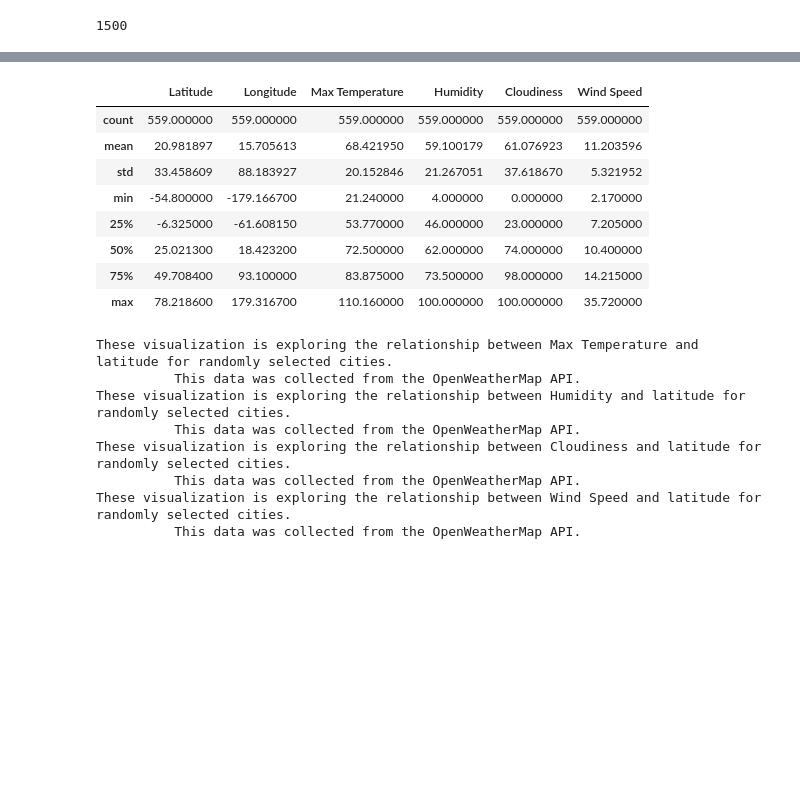
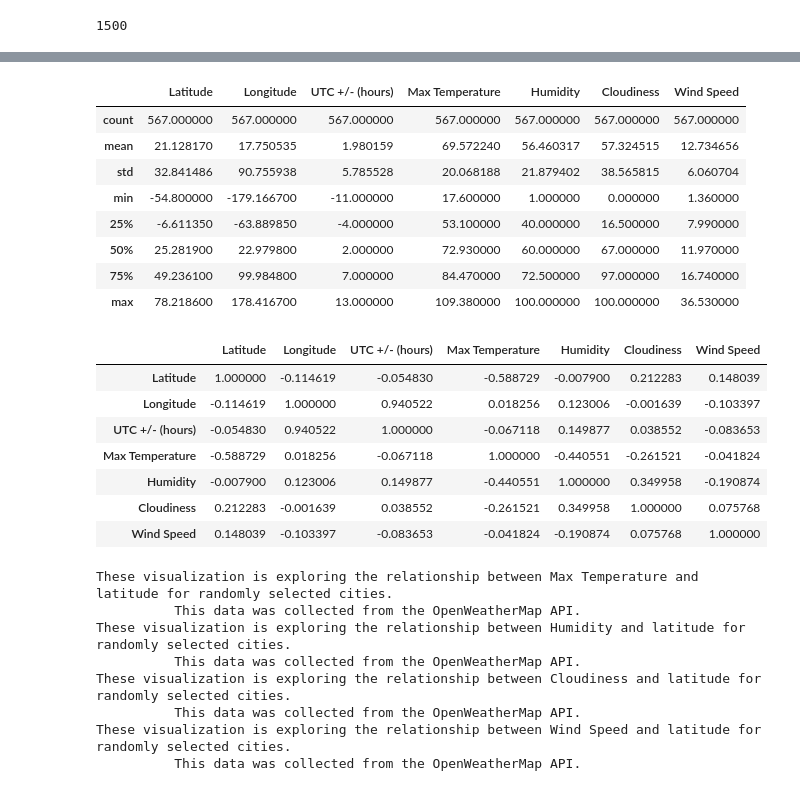
Before and after one commit to bakerv/API-Challenge, a Jupyter notebook: WeatherPy/main.ipynb, the cells around one changed output, grey strips where cells are left out. Drawn from its saved outputs; the diff is of its cells as text; code cells hidden in the pictures; blank space fills up the shorter version.

```diff
--- a/WeatherPy/main.ipynb
+++ b/WeatherPy/main.ipynb
@@ -183,18 +199,27 @@ citydata["Max Temperature"] = pd.to_numeric(citydata["Max Temperature"])
 citydata["Humidity"] = pd.to_numeric(citydata["Humidity"])
 citydata["Cloudiness"] = pd.to_numeric(citydata["Cloudiness"])
 citydata["Wind Speed"] = pd.to_numeric(citydata["Wind Speed"])
-# %%
-citydata.describe()
-# %% [output]
-|  | Latitude | Longitude | Max Temperature | Humidity | Cloudiness | Wind Speed |
-| count | 559.000000 | 559.000000 | 559.000000 | 559.000000 | 559.000000 | 559.000000 |
-| mean | 20.981897 | 15.705613 | 68.421950 | 59.100179 | 61.076923 | 11.203596 |
-| std | 33.458609 | 88.183927 | 20.152846 | 21.267051 | 37.618670 | 5.321952 |
-| min | -54.800000 | -179.166700 | 21.240000 | 4.000000 | 0.000000 | 2.170000 |
-| 25% | -6.325000 | -61.608150 | 53.770000 | 46.000000 | 23.000000 | 7.205000 |
-| 50% | 25.021300 | 18.423200 | 72.500000 | 62.000000 | 74.000000 | 10.400000 |
-| 75% | 49.708400 | 93.100000 | 83.875000 | 73.500000 | 98.000000 | 14.215000 |
-| max | 78.218600 | 179.316700 | 110.160000 | 100.000000 | 100.000000 | 35.720000 |
+# %%
+display(citydata.describe())
+display(citydata.corr())
+# %% [output]
+|  | Latitude | Longitude | UTC +/- (hours) | Max Temperature | Humidity | Cloudiness | Wind Speed |
+| count | 567.000000 | 567.000000 | 567.000000 | 567.000000 | 567.000000 | 567.000000 | 567.000000 |
+| mean | 21.128170 | 17.750535 | 1.980159 | 69.572240 | 56.460317 | 57.324515 | 12.734656 |
+| std | 32.841486 | 90.755938 | 5.785528 | 20.068188 | 21.879402 | 38.565815 | 6.060704 |
+| min | -54.800000 | -179.166700 | -11.000000 | 17.600000 | 1.000000 | 0.000000 | 1.360000 |
+| 25% | -6.611350 | -63.889850 | -4.000000 | 53.100000 | 40.000000 | 16.500000 | 7.990000 |
+| 50% | 25.281900 | 22.979800 | 2.000000 | 72.930000 | 60.000000 | 67.000000 | 11.970000 |
+| 75% | 49.236100 | 99.984800 | 7.000000 | 84.470000 | 72.500000 | 97.000000 | 16.740000 |
+| max | 78.218600 | 178.416700 | 13.000000 | 109.380000 | 100.000000 | 100.000000 | 36.530000 |
+|  | Latitude | Longitude | UTC +/- (hours) | Max Temperature | Humidity | Cloudiness | Wind Speed |
+| Latitude | 1.000000 | -0.114619 | -0.054830 | -0.588729 | -0.007900 | 0.212283 | 0.148039 |
+| Longitude | -0.114619 | 1.000000 | 0.940522 | 0.018256 | 0.123006 | -0.001639 | -0.103397 |
+| UTC +/- (hours) | -0.054830 | 0.940522 | 1.000000 | -0.067118 | 0.149877 | 0.038552 | -0.083653 |
+| Max Temperature | -0.588729 | 0.018256 | -0.067118 | 1.000000 | -0.440551 | -0.261521 | -0.041824 |
+| Humidity | -0.007900 | 0.123006 | 0.149877 | -0.440551 | 1.000000 | 0.349958 | -0.190874 |
+| Cloudiness | 0.212283 | -0.001639 | 0.038552 | -0.261521 | 0.349958 | 1.000000 | 0.075768 |
+| Wind Speed | 0.148039 | -0.103397 | -0.083653 | -0.041824 | -0.190874 | 0.075768 | 1.000000 |
 # %%
 comparelist = ['Max Temperature','Humidity','Cloudiness','Wind Speed']
 for element in comparelist:
```
Also changed, not shown: parts of 11 cells of this notebook, 3 other files.
